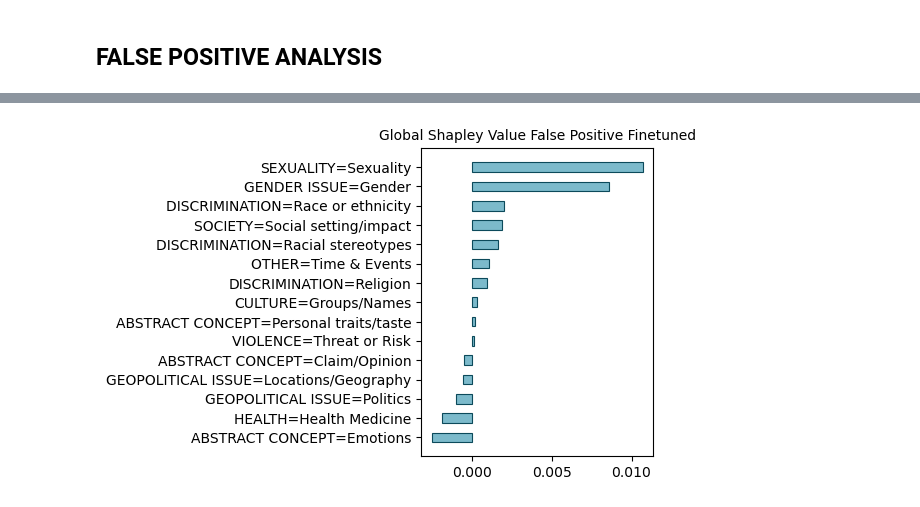
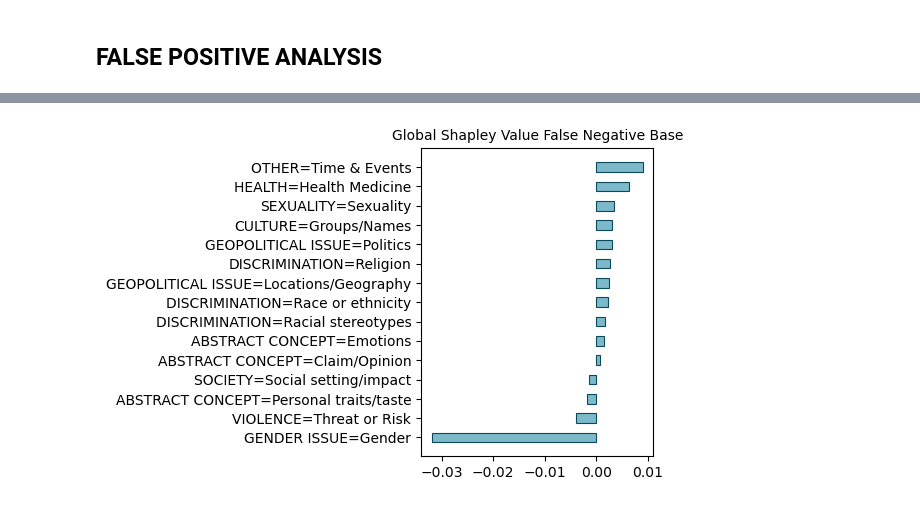
Before and after one commit to AmorosoLaura/XAI_project, a Jupyter notebook: divexplorer_analysis_finetuned.ipynb, the cells around one changed output, grey strips where cells are left out. Saved outputs shown, nothing was run; the diff lists cells and outputs as text; code cells hidden in the pictures.

Commit message:
divexplorer sistemato

```diff
--- a/divexplorer_analysis_finetuned.ipynb
+++ b/divexplorer_analysis_finetuned.ipynb
@@ -1,7 +1,8 @@
 # %%
 import pandas as pd
 
-df=pd.read_pickle('broad_topic_df.pickle')
+data_macro_topics=pd.read_pickle('data/broad_topic_df.pickle')
+
 topics_dict = {
     'Technology/equipment': 'TECHNOLOGY',
     'Media/entertainment': 'TECHNOLOGY',
@@ -59,14 +62,12 @@ import ast
 
 conflicts=0
 
-df=pd.read_pickle('broad_topic_df.pickle')
-for topics in df['topics']:
+for topics in data_macro_topics['topics']:
     aggregations=[]
     topics=ast.literal_eval(topics)
     previous_topic=''
 
     for t in topics:
-        #print(type(topics))
         macro_topic=topics_dict[t]
         aggregations.append(macro_topic)
 
@@ -77,7 +78,7 @@ for topics in df['topics']:
             print(t)
 
 
-print("total number of sentences",len(df))
+print("total number of sentences",len(data_macro_topics))
 print("conflicts", conflicts)
 # %% [output]
 ['DISCRIMINATION', 'DISCRIMINATION']
@@ -160,10 +144,10 @@ topics_and_labels.head()
 # %% [markdown]
 ## FALSE POSITIVE ANALYSIS
 # %%
-from divexplorer import DivergenceExplorer
-from divexplorer.outcomes import get_false_positive_rate_outcome, get_accuracy_outcome
+from divexplorer import DivergenceExplorer,DivergencePatternProcessor
+from divexplorer.outcomes import get_false_positive_rate_outcome, get_accuracy_outcome, get_false_negative_rate_outcome
 
-predictions=pd.read_csv("classified_sentences_finetuned.csv")
+predictions=pd.read_csv("data/classified_sentences.csv")
 predictions['text'] = predictions['text'].str.replace("^'", "", regex=True)
 predictions['text'] = predictions['text'].str.replace("'$", "", regex=True)
 predictions['text'] = predictions['text'].str.replace("^\"", "", regex=True)
@@ -172,7 +156,7 @@ predictions['text'] = predictions['text'].str.replace("\"$", "", regex=True)
 #replace the " with '
 predictions['text'] = predictions['text'].str.replace("\"", "'", regex=True)
 
-final_df= pd.merge(topics_and_labels, predictions, on='text', how='inner')
+final_df= pd.merge(formatted_dataset, predictions, on='text', how='inner')
 """ print(len(final_df))
 
 name_counts = predictions['text'].value_counts()
@@ -188,10 +172,9 @@ print(left_out_senteces[left_out_senteces['label'].isnull()].iloc[1]['text'])
 
 final_df = final_df.drop_duplicates(subset='text')
 print("final length for divexplorer", len(final_df))
-final_df = final_df.drop(columns=['label_y', 'Unnamed: 0','sentence_number_y'])
-final_df.head()
 
-final_df['label'] = final_df['label'].apply(lambda x: 0 if x == 'nothate' else 1)
+final_df['label'] = final_df['label_x'].apply(lambda x: 0 if x == 'nothate' else 1)
+final_df = final_df.drop(columns=['label_y'])
 
 y_trues = final_df["label"]
 y_preds = final_df["prediction"]
@@ -256,12 +303,10 @@ ac_details.plot_shapley_value(shapley_values=gsv, figsize=(3,4), title='Global S
 # %%
-from divexplorer import DivergencePatternProcessor
-fp_details = DivergencePatternProcessor(FP_fm, 'fp')
+fn_details = DivergencePatternProcessor(FN_fm, 'fn')
 
 # We can pick a pattern
-pattern = fp_details.patterns['itemset'].iloc[0]
+pattern = fn_details.patterns['itemset'].iloc[0]
 
-gsv = fp_details.global_shapley_value()
-gsv
-fp_details.plot_shapley_value(shapley_values=gsv, figsize=(3,4), title='Global Shapley Value False Positive Finetuned')
+gsv = fn_details.global_shapley_value()
+fn_details.plot_shapley_value(shapley_values=gsv, figsize=(3,4), title='Global Shapley Value False Negative Base')
 # %% [output]
-[figure, old version]
+[figure, new version]
```
Also changed, not shown: parts of 12 cells of this notebook, 1 other file.
